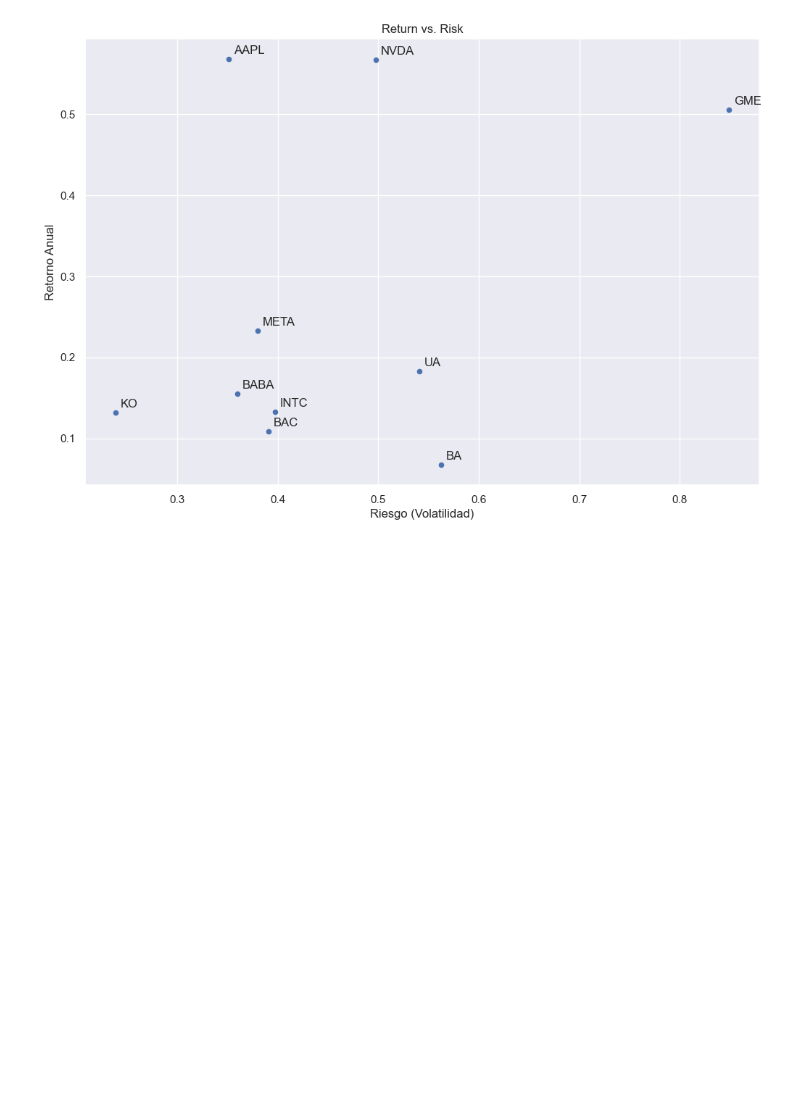
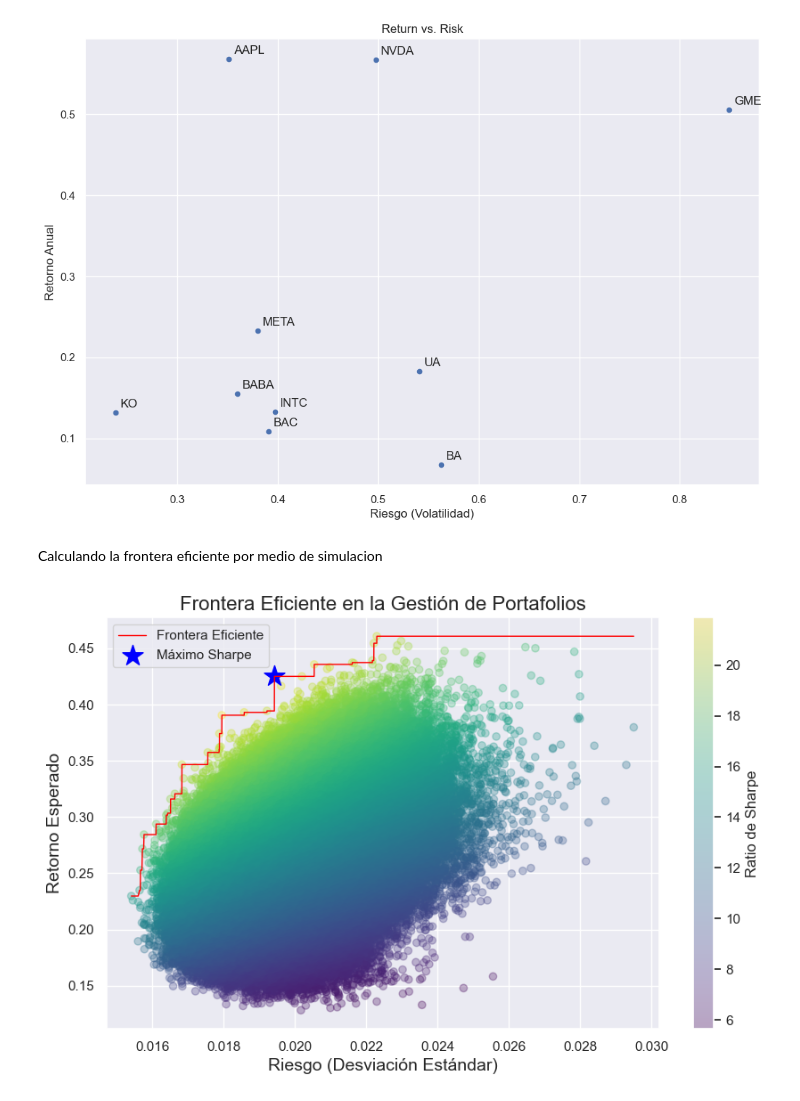
Before and after one commit to DaveQuant/Mathematical-Models-For-Pricing-Options, a Jupyter notebook: efficient_frontier.ipynb, the cells around one changed output. Cells and saved outputs as stored; diff of their text form; code cells hidden in the pictures; blank space fills up the shorter version.

Commit message:
efficient frontier

```diff
--- a/efficient_frontier.ipynb
+++ b/efficient_frontier.ipynb
@@ -80,3 +81,53 @@ plt.ylabel('Retorno Anual')
 plt.show()
 # %% [output]
 [figure]
+# %% [markdown]
+Calculando la frontera eficiente por medio de simulacion
+# %%
+cov_matrix = simple_retunrs.cov().to_numpy()
+exp_returns = yearly_returns.to_numpy()
+
+n_portfolios = 1000000
+results = np.zeros((3, n_portfolios))
+weights_record = []
+
+for i in range(n_portfolios):
+    weights = np.random.random(len(tickers))
+    weights /= np.sum(weights)
+    weights_record.append(weights)
+
+    port_return = np.dot(weights, exp_returns)
+    port_std = np.sqrt(np.dot(weights.T, np.dot(cov_matrix, weights)))
+
+    results[0, i] = port_std
+    results[1, i] = port_return
+    # Compute Sharp Ratio with a free risk iquals zero
+    results[2, i] = port_return / port_std
+# %%
+max_sharpe_idx = np.argmax(results[2])
+max_sharpe_std = results[0, max_sharpe_idx]
+max_sharpe_ret = results[1, max_sharpe_idx]
+max_sharpe_weights = weights_record[max_sharpe_idx]
+
+# Ordenar portafolios por riesgo para calcular la frontera eficiente
+sorted_indices = np.argsort(results[0])
+sorted_risks = results[0, sorted_indices]
+sorted_returns = results[1, sorted_indices]
+
+# Calcular el máximo acumulado de retornos, que aproxima la frontera eficiente
+efficient_returns = np.maximum.accumulate(sorted_returns)
+
+# Crear el gráfico
+plt.figure(figsize=(10, 6))
+sc = plt.scatter(results[0], results[1], c=results[2], cmap='viridis', alpha=0.3)
+plt.plot(sorted_risks, efficient_returns, color='red', linewidth=1, label='Frontera Eficiente')
+plt.scatter(max_sharpe_std, max_sharpe_ret, color='blue', marker='*', s=300, label='Máximo Sharpe')
+plt.title('Frontera Eficiente en la Gestión de Portafolios', fontsize=16)
+plt.xlabel('Riesgo (Desviación Estándar)', fontsize=14)
+plt.ylabel('Retorno Esperado', fontsize=14)
+plt.colorbar(sc, label='Ratio de Sharpe')
+plt.legend()
+plt.grid(True)
+plt.show()
+# %% [output]
+[figure, added]
```
Also changed, not shown: parts of 2 cells of this notebook.
